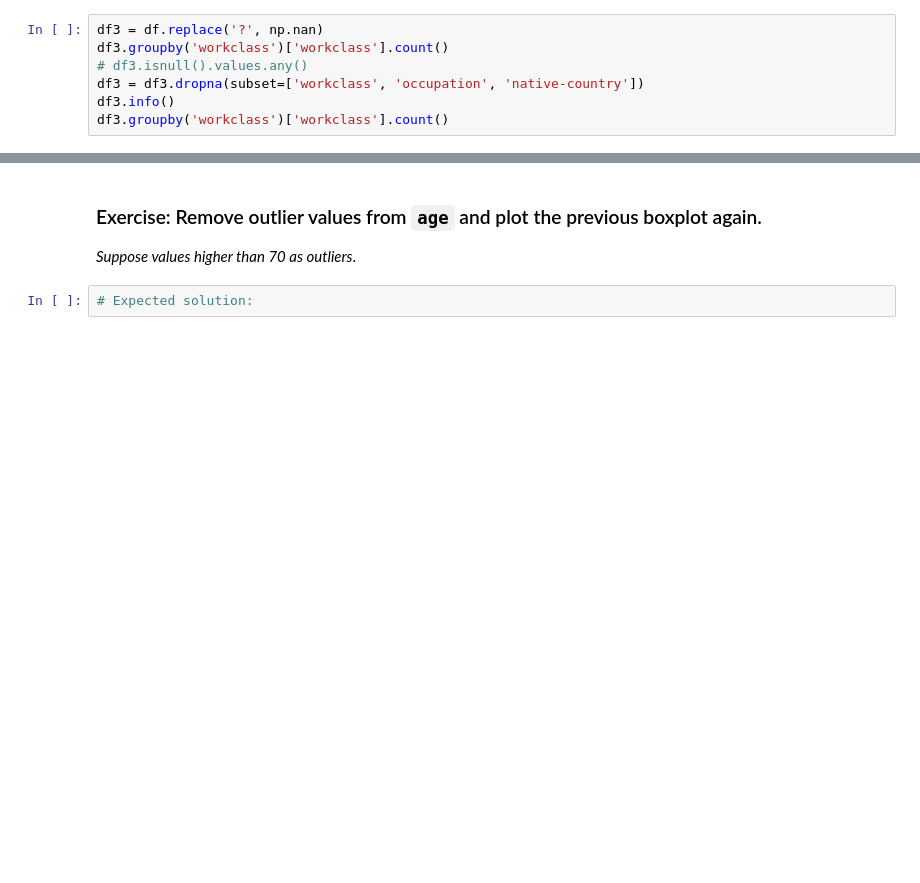
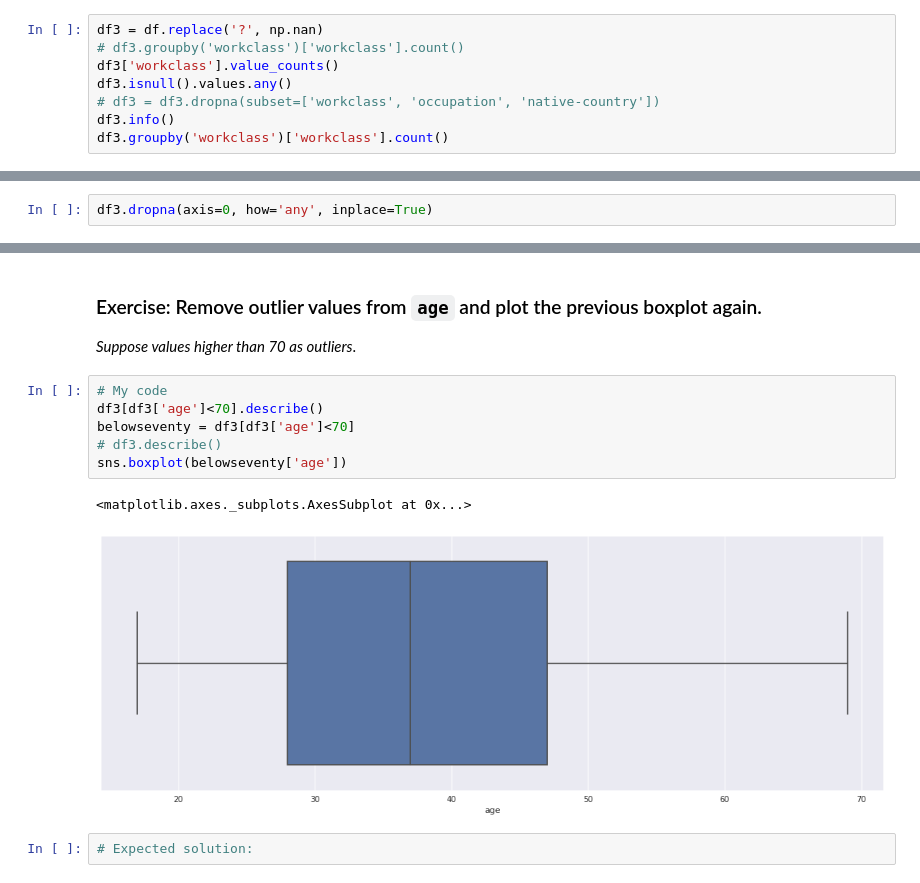
Before and after one commit to gmrkss/ds-unit-2-us-census-analyisis, a Jupyter notebook: Project 2 - US Census.ipynb, the cells around one changed output, grey strips where cells are left out. Saved outputs shown, nothing was run; the diff lists cells and outputs as text; blank space fills up the shorter version.

```diff
--- a/Project 2 - US Census.ipynb
+++ b/Project 2 - US Census.ipynb
@@ -152,9 +152,10 @@ Name: workclass, dtype: int64
 Your task now is to remove those invalid rows (all the ones containing `?`). There are different ways of doing this, so this is entirely up to you. This is the expected output of your dataframe:
 # %%
 df3 = df.replace('?', np.nan)
-df3.groupby('workclass')['workclass'].count()
-# df3.isnull().values.any()
-df3 = df3.dropna(subset=['workclass', 'occupation', 'native-country'])
+# df3.groupby('workclass')['workclass'].count()
+df3['workclass'].value_counts()
+df3.isnull().values.any()
+# df3 = df3.dropna(subset=['workclass', 'occupation', 'native-country'])
 df3.info()
 df3.groupby('workclass')['workclass'].count()
 # %% [output]
@@ -213,0 +216,2 @@ memory usage: 4.9+ MB
+# %%
+df3.dropna(axis=0, how='any', inplace=True)
@@ -281,6 +319,15 @@ sns.distplot(df3['age'])
 ### Exercise: Remove outlier values from `age` and plot the previous boxplot again.
 
 _Suppose values higher than 70 as outliers_.
+# %%
+# My code
+df3[df3['age']<70].describe()
+belowseventy = df3[df3['age']<70]
+# df3.describe()
+sns.boxplot(belowseventy['age'])
+# %% [output]
+<matplotlib.axes._subplots.AxesSubplot at 0x...>
+[figure, added]
 # %%
 # Expected solution:
 # %% [output]
```
Also changed, not shown: parts of 24 cells of this notebook, 1 other file.
